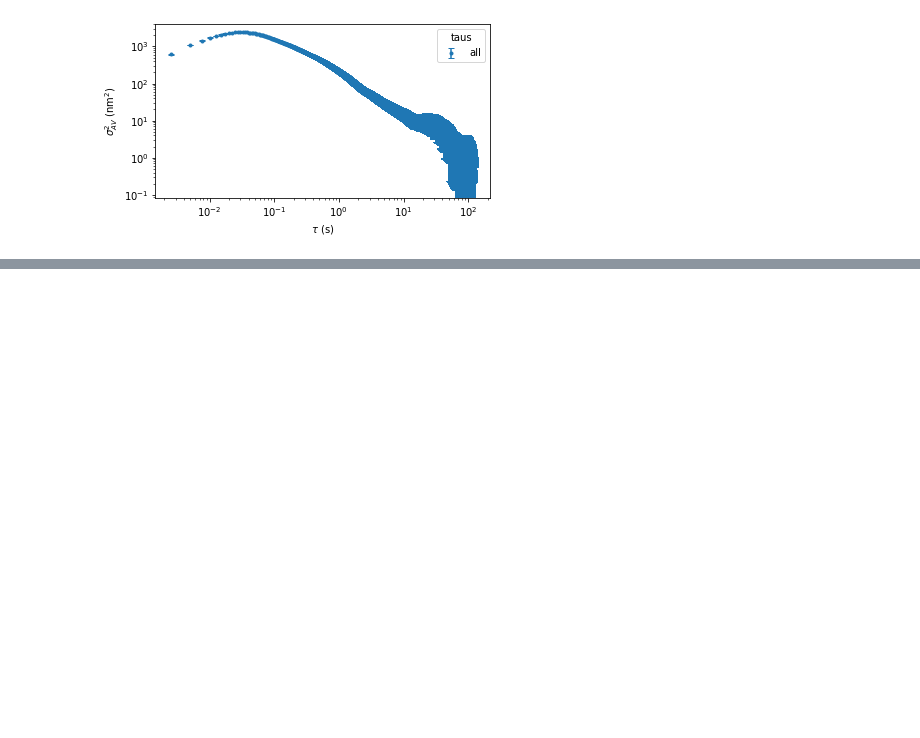
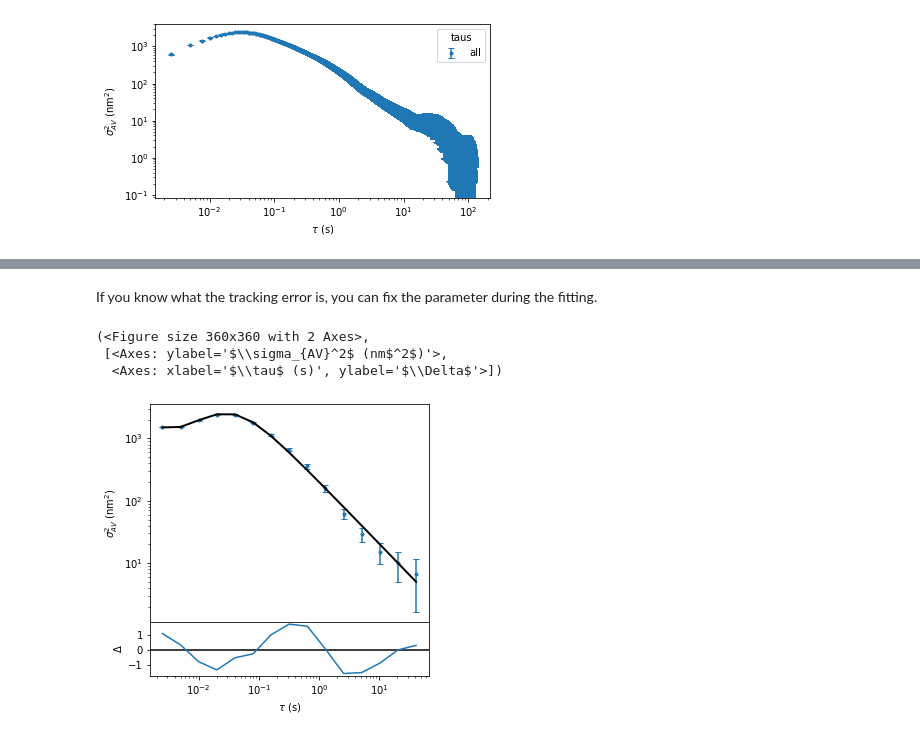
Before and after one commit to ianlmorgan/tweezepy, a Jupyter notebook: docs/pages/quickstart.ipynb, the cells around one changed output, grey strips where cells are left out. Saved outputs shown, nothing was run; the diff lists cells and outputs as text; code cells hidden in the pictures; blank space fills up the shorter version.

```diff
--- a/docs/pages/quickstart.ipynb
+++ b/docs/pages/quickstart.ipynb
@@ -166,0 +194,11 @@ ax[0].legend(title='taus')
+# %% [markdown]
+If you know what the tracking error is, you can fix the parameter during the fitting.
+# %%
+av = AV(trace_te,400)
+av.mlefit(tracking_error=True,epsilon=30)
+av.plot(data_label='Tracking errors')
+# %% [output]
+(<Figure size 360x360 with 2 Axes>,
+ [<Axes: ylabel='$\\sigma_{AV}^2$ (nm$^2$)'>,
+  <Axes: xlabel='$\\tau$ (s)', ylabel='$\\Delta$'>])
+[figure, added]
```
Also changed, not shown: parts of 12 cells of this notebook, 3 other files.
